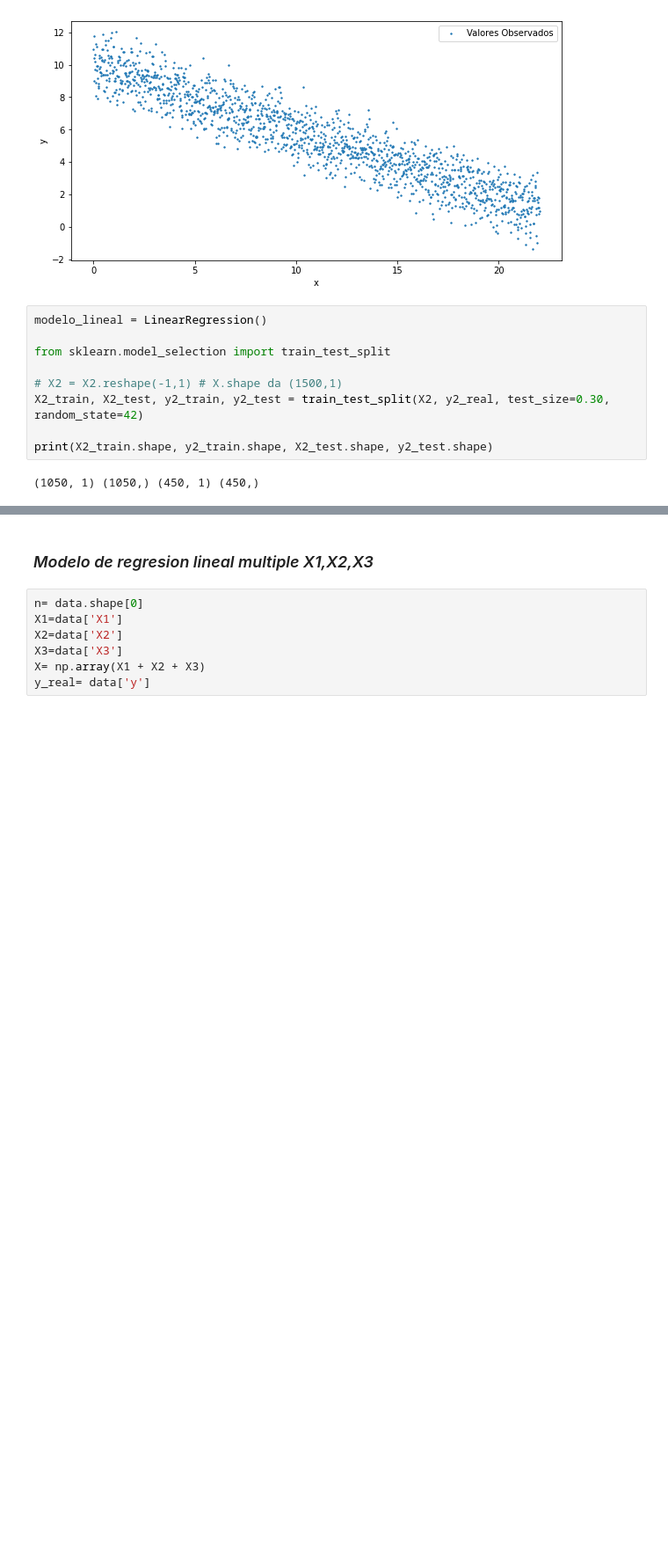
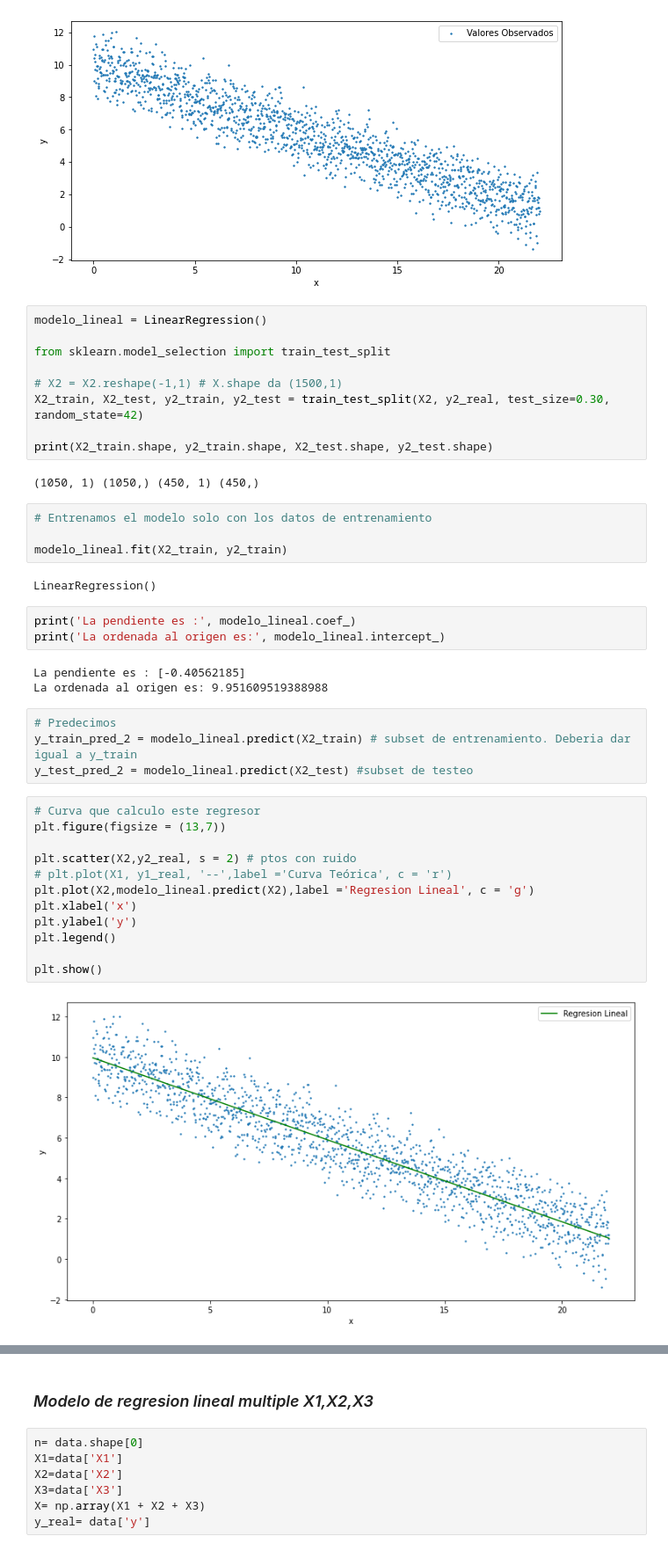
Before and after one commit to JavieraArrieta/Machine-Learning, a Jupyter notebook: Clase 01/Homework.ipynb, the cells around one changed output, grey strips where cells are left out. Shown: that part at 88% size. Saved outputs shown, nothing was run; the diff lists cells and outputs as text; blank space fills up the shorter version.

```diff
--- a/Clase 01/Homework.ipynb
+++ b/Clase 01/Homework.ipynb
@@ -222,3 +222,33 @@ X2_train, X2_test, y2_train, y2_test = train_test_split(X2, y2_real, test_size=0
 print(X2_train.shape, y2_train.shape, X2_test.shape, y2_test.shape)
 # %% [output]
 (1050, 1) (1050,) (450, 1) (450,)
+# %%
+# Entrenamos el modelo solo con los datos de entrenamiento
+
+modelo_lineal.fit(X2_train, y2_train)
+# %% [output]
+LinearRegression()
+# %%
+print('La pendiente es :', modelo_lineal.coef_)
+print('La ordenada al origen es:', modelo_lineal.intercept_)
+# %% [output]
+La pendiente es : [-0.40562185]
+La ordenada al origen es: 9.951609519388988
+# %%
+# Predecimos
+y_train_pred_2 = modelo_lineal.predict(X2_train) # subset de entrenamiento. Deberia dar igual a y_train
+y_test_pred_2 = modelo_lineal.predict(X2_test) #subset de testeo
+# %%
+# Curva que calculo este regresor
+plt.figure(figsize = (13,7))
+
+plt.scatter(X2,y2_real, s = 2) # ptos con ruido
+# plt.plot(X1, y1_real, '--',label ='Curva Teórica', c = 'r')
+plt.plot(X2,modelo_lineal.predict(X2),label ='Regresion Lineal', c = 'g')
+plt.xlabel('x')
+plt.ylabel('y')
+plt.legend()
+
+plt.show()
+# %% [output]
+[figure, added]
```
Also changed, not shown: parts of 23 cells of this notebook, 24 other files.
